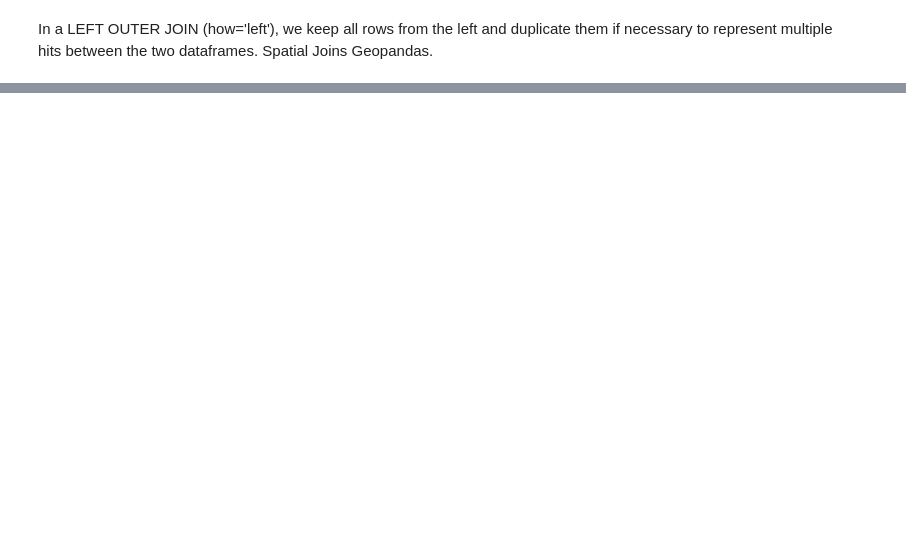
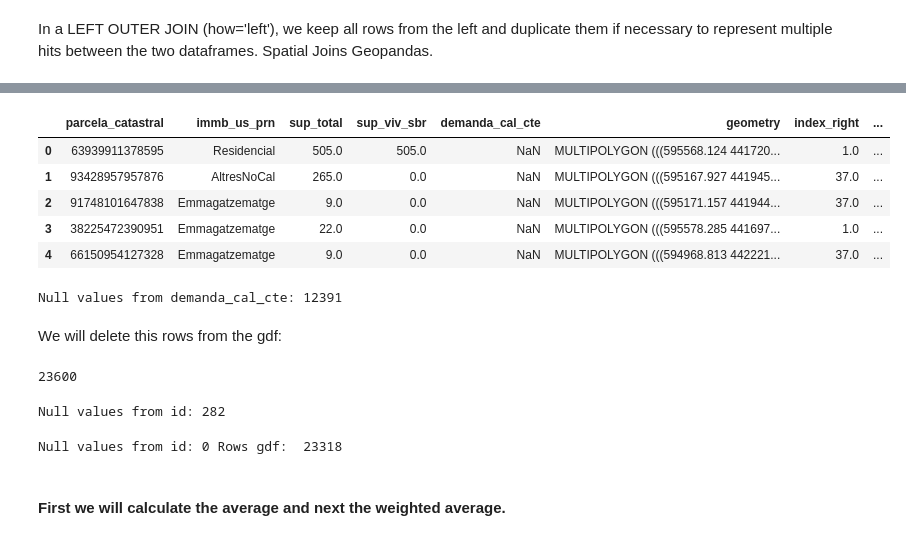
Before and after one commit to JosepAnSabate/Data-analysis, a Jupyter notebook: test_gis.ipynb, the cells around one changed output, grey strips where cells are left out. Cells and saved outputs as stored; diff of their text form; code cells hidden in the pictures; blank space fills up the shorter version.

```diff
--- a/test_gis.ipynb
+++ b/test_gis.ipynb
@@ -109,0 +240,24 @@ AttributeError: 'GeoDataFrame' object has no attribute 'sjoin'
+# %%
+join_cadastral_gdf.head()
+# %% [output]
+|  | parcela_catastral | immb_us_prn | sup_total | sup_viv_sbr | demanda_cal_cte | geometry | index_right | ... |
+| 0 | 63939911378595 | Residencial | 505.0 | 505.0 | NaN | MULTIPOLYGON (((595568.124 441720... | 1.0 | ... |
+| 1 | 93428957957876 | AltresNoCal | 265.0 | 0.0 | NaN | MULTIPOLYGON (((595167.927 441945... | 37.0 | ... |
+| 2 | 91748101647838 | Emmagatzematge | 9.0 | 0.0 | NaN | MULTIPOLYGON (((595171.157 441944... | 37.0 | ... |
+| 3 | 38225472390951 | Emmagatzematge | 22.0 | 0.0 | NaN | MULTIPOLYGON (((595578.285 441697... | 1.0 | ... |
+| 4 | 66150954127328 | Emmagatzematge | 9.0 | 0.0 | NaN | MULTIPOLYGON (((594968.813 442221... | 37.0 | ... |
+# %%
+print('Null values from demanda_cal_cte:', join_cadastral_gdf[join_cadastral_gdf["demanda_cal_cte"].isna()].shape[0])
+# %% [output]
+Null values from demanda_cal_cte: 12391
+# %% [markdown]
+We will delete this rows from the gdf:
+# %%
+join_cadastral_gdf = join_cadastral_gdf[join_cadastral_gdf['demanda_cal_cte'].notna()]
+join_cadastral_gdf.shape[0]
+# %% [output]
+23600
+# %%
+print('Null values from id:', join_cadastral_gdf[join_cadastral_gdf["id"].isna()].shape[0])
+# %% [output]
+Null values from id: 282
@@ -109,0 +266,6 @@ AttributeError: 'GeoDataFrame' object has no attribute 'sjoin'
+# %%
+print('Null values from id:', join_cadastral_gdf[join_cadastral_gdf["id"].isna()].shape[0], 'Rows gdf: ', join_cadastral_gdf.shape[0])
+# %% [output]
+Null values from id: 0 Rows gdf:  23318
+# %% [markdown]
+#### First we will calculate the average and next the weighted average.
```
Also changed, not shown: parts of 67 cells of this notebook, 12 other files.
